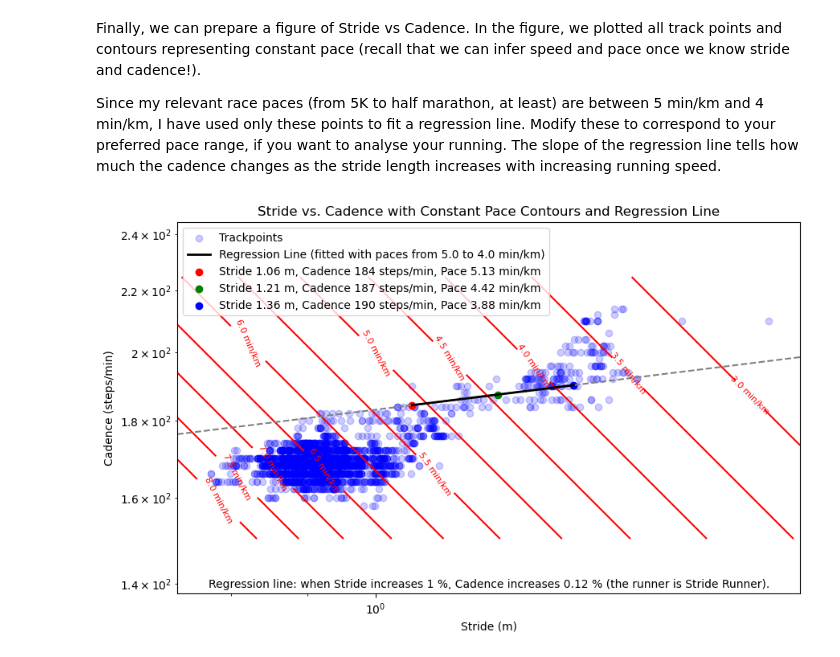
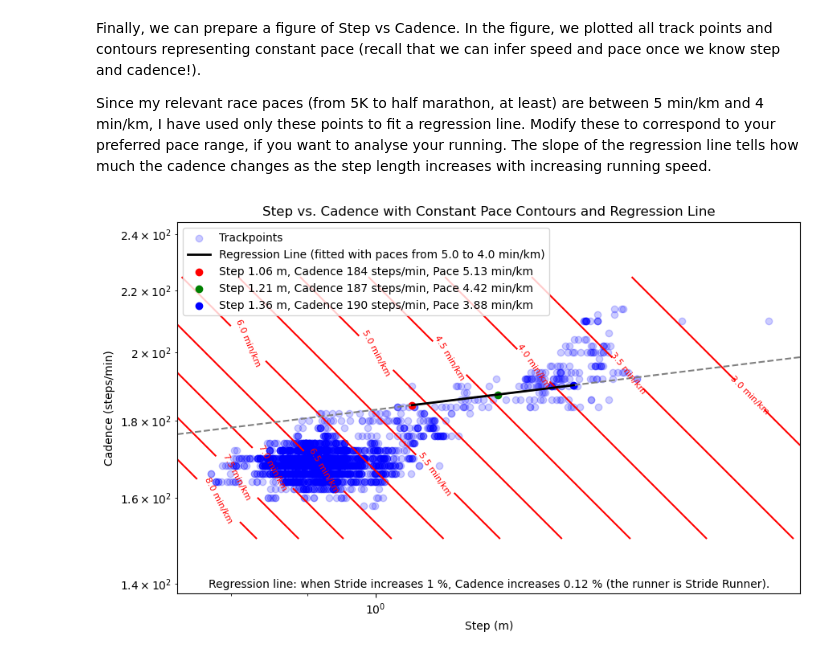
Before and after one commit to kaipuolamaki/run2024, a Jupyter notebook: notes/run.ipynb, the cells around one changed output. Drawn from its saved outputs; the diff is of its cells as text; code cells hidden in the pictures.

```diff
--- a/notes/run.ipynb
+++ b/notes/run.ipynb
@@ -74,7 +74,7 @@ data = pd.DataFrame(
         "Speed": speeds,  # m/s
         "Cadence": 2.0 * run_cadences,  # steps/min
         "Pace": 60.0 / (speeds * 3.6),  # min/km
-        "Stride": 60.0 * speeds / (2.0 * run_cadences),  # m
+        "Step": 60.0 * speeds / (2.0 * run_cadences),  # m
     }
 )
 
@@ -96,9 +96,9 @@ filtered_data.head()
 | 4 | 2.622 | 168.0 | 6.356471 | 0.936429 |
 [interactive output not drawn]
 # %% [markdown]
-Finally, we can prepare a figure of Stride vs Cadence. In the figure, we plotted all track points and contours representing constant pace (recall that we can infer speed and pace once we know stride and cadence!).
+Finally, we can prepare a figure of Step vs Cadence. In the figure, we plotted all track points and contours representing constant pace (recall that we can infer speed and pace once we know step and cadence!).
 
-Since my relevant race paces (from 5K to half marathon, at least) are between 5 min/km and 4 min/km, I have used only these points to fit a regression line. Modify these to correspond to your preferred pace range, if you want to analyse your running. The slope of the regression line tells how much the cadence changes as the stride length increases with increasing running speed.
+Since my relevant race paces (from 5K to half marathon, at least) are between 5 min/km and 4 min/km, I have used only these points to fit a regression line. Modify these to correspond to your preferred pace range, if you want to analyse your running. The slope of the regression line tells how much the cadence changes as the step length increases with increasing running speed.
 # %%
 # Define the contour levels for pace in minutes per kilometer
 pace_levels = [3, 3.5, 4, 4.5, 5, 5.5, 6, 6.5, 7, 7.5, 8]
@@ -107,27 +107,27 @@ pace_levels = [3, 3.5, 4, 4.5, 5, 5.5, 6, 6.5, 7, 7.5, 8]
 reg_pacemin = 4.0
 reg_pacemax = 5.0
 
-# Prepare the cadence and stride data
-stride = filtered_data["Stride"].values
+# Prepare the cadence and step data
+step = filtered_data["Step"].values
 cadence = filtered_data["Cadence"].values
 
-# Prepare cadence and stride grid for contour plot
-stride_range = np.linspace(
-    0.95 * filtered_data["Stride"].min(), 1.05 * filtered_data["Stride"].max(), 100
+# Prepare cadence and step grid for contour plot
+step_range = np.linspace(
+    0.95 * filtered_data["Step"].min(), 1.05 * filtered_data["Step"].max(), 100
 )
 cadence_range = np.linspace(
     0.95 * filtered_data["Cadence"].min(), 1.05 * filtered_data["Cadence"].max(), 100
 )
-stride_grid, cadence_grid = np.meshgrid(stride_range, cadence_range)
+step_grid, cadence_grid = np.meshgrid(step_range, cadence_range)
 
 # Calculate pace grid for contour plot
-pace_grid = 1000.0 / (cadence_grid * stride_grid)  # Pace in min/km
+pace_grid = 1000.0 / (cadence_grid * step_grid)  # Pace in min/km
 
 # Filter the data for regression. Do the regression on log-transformed data.
 regression_data = filtered_data[
     (reg_pacemin <= filtered_data["Pace"]) & (filtered_data["Pace"] <= reg_pacemax)
 ]
-X = np.log(regression_data[["Stride"]])
+X = np.log(regression_data[["Step"]])
 y = np.log(regression_data["Cadence"])
 
 # Fit the linear regression model
@@ -137,12 +137,12 @@ linreg.fit(X.values, y)
 reg_xmin = np.exp(np.min(X))
 reg_xmax = np.exp(np.max(X))
 
-# Predict cadence for a range of strides
-stride_range_for_line = np.linspace(reg_xmin, reg_xmax, 100).reshape(-1, 1)
-predicted_cadence = np.exp(linreg.predict(np.log(stride_range_for_line)))
+# Predict cadence for a range of steps
+step_range_for_line = np.linspace(reg_xmin, reg_xmax, 100).reshape(-1, 1)
+predicted_cadence = np.exp(linreg.predict(np.log(step_range_for_line)))
 
-stride_range_for_line2 = stride_range.reshape(-1, 1)
-predicted_cadence2 = np.exp(linreg.predict(np.log(stride_range_for_line2)))
+step_range_for_line2 = step_range.reshape(-1, 1)
+predicted_cadence2 = np.exp(linreg.predict(np.log(step_range_for_line2)))
 
 # Plotting
 fig, ax = plt.subplots(figsize=(10, 6))
@@ -150,16 +150,16 @@ fig, ax = plt.subplots(figsize=(10, 6))
 
 # Add contour lines for constant pace
 contours = ax.contour(
-    stride_grid, cadence_grid, pace_grid, levels=pace_levels, colors="red"
+    step_grid, cadence_grid, pace_grid, levels=pace_levels, colors="red"
 )
 ax.clabel(contours, inline=True, fontsize=8, fmt="%1.1f min/km")
 
 # Plot data points
-ax.scatter(stride, cadence, c="blue", label="Trackpoints", alpha=0.2)
+ax.scatter(step, cadence, c="blue", label="Trackpoints", alpha=0.2)
 
 # Add the regression line
 ax.plot(
-    stride_range_for_line2,
+    step_range_for_line2,
     predicted_cadence2,
     color="gray",
     label=f"_Regression Line (paces from {reg_pacemax:.1f} to {reg_pacemin:.1f} min/km)",
@@ -167,7 +167,7 @@ ax.plot(
 )
 
 ax.plot(
-    stride_range_for_line,
+    step_range_for_line,
     predicted_cadence,
     color="black",
     label=f"Regression Line (fitted with paces from {reg_pacemax:.1f} to {reg_pacemin:.1f} min/km)",
@@ -177,10 +177,10 @@ ax.plot(
 
 
 
-stride_range_for_line3 = np.array(
+step_range_for_line3 = np.array(
     [(reg_xmin + reg_xmax) / 2.0, 1.01 * (reg_xmin + reg_xmax) / 2.0]
 ).reshape(-1, 1)
-predicted_cadence3 = np.exp(linreg.predict(np.log(stride_range_for_line3)))
+predicted_cadence3 = np.exp(linreg.predict(np.log(step_range_for_line3)))
 incr3 = 100 * (predicted_cadence3[1] - predicted_cadence3[0]) / predicted_cadence3[0]
 
 if incr3 > 1:
@@ -197,45 +197,45 @@ ax.text(
     transform=ax.transAxes,
 )
 
-stride_range_for_line4 = np.array(
+step_range_for_line4 = np.array(
     [reg_xmin, (reg_xmin + reg_xmax) / 2.0, reg_xmax]
 ).reshape(-1, 1)
-predicted_cadence4 = np.exp(linreg.predict(np.log(stride_range_for_line4)))
-pace4 = 1000.0 / (stride_range_for_line4[:, 0] * predicted_cadence4)
+predicted_cadence4 = np.exp(linreg.predict(np.log(step_range_for_line4)))
+pace4 = 1000.0 / (step_range_for_line4[:, 0] * predicted_cadence4)
 ax.scatter(
-    stride_range_for_line4[0, 0],
+    step_range_for_line4[0, 0],
     predicted_cadence4[0],
     color="red",
-    label=f"Stride {stride_range_for_line4[0,0]:.2f} m, Cadence {predicted_cadence4[0]:.0f} steps/min, Pace {pace4[0]:.2f} min/km",
+    label=f"Step {step_range_for_line4[0,0]:.2f} m, Cadence {predicted_cadence4[0]:.0f} steps/min, Pace {pace4[0]:.2f} min/km",
 )
 ax.scatter(
-    stride_range_for_line4[1, 0],
+    step_range_for_line4[1, 0],
     predicted_cadence4[1],
     color="green",
-    label=f"Stride {stride_range_for_line4[1,0]:.2f} m, Cadence {predicted_cadence4[1]:.0f} steps/min, Pace {pace4[1]:.2f} min/km",
+    label=f"Step {step_range_for_line4[1,0]:.2f} m, Cadence {predicted_cadence4[1]:.0f} steps/min, Pace {pace4[1]:.2f} min/km",
 )
 ax.scatter(
-    stride_range_for_line4[2, 0],
+    step_range_for_line4[2, 0],
     predicted_cadence4[2],
     color="blue",
-    label=f"Stride {stride_range_for_line4[2,0]:.2f} m, Cadence {predicted_cadence4[2]:.0f} steps/min, Pace {pace4[2]:.2f} min/km",
+    label=f"Step {step_range_for_line4[2,0]:.2f} m, Cadence {predicted_cadence4[2]:.0f} steps/min, Pace {pace4[2]:.2f} min/km",
 )
 
 x_min, x_max = ax.get_xlim()  # Get the current limits
 ax.set_xticks(np.arange(np.floor(x_min * 10) / 10, np.ceil(x_max * 10) / 10, step=0.1))
 y_min, y_max = ax.get_ylim()  # Get the current limits
 ax.set_yticks(np.arange(np.floor(y_min / 10) * 10, np.ceil(y_max / 10) * 10, step=10))
 
-ax.set_xlabel("Stride (m)")
+ax.set_xlabel("Step (m)")
 ax.set_ylabel("Cadence (steps/min)")
 ax.set_xscale("log")
 ax.set_yscale("log")
-ax.set_title("Stride vs. Cadence with Constant Pace Contours and Regression Line")
+ax.set_title("Step vs. Cadence with Constant Pace Contours and Regression Line")
 ax.axis("equal")
 plt.legend(loc="upper left")
 plt.show()
 # %% [output]
-[figure, old version]
+[figure, new version]
 [interactive output not drawn]
 # %% [markdown]
 The figure contains some interesting features.
```
Also changed, not shown: parts of 4 cells of this notebook.
